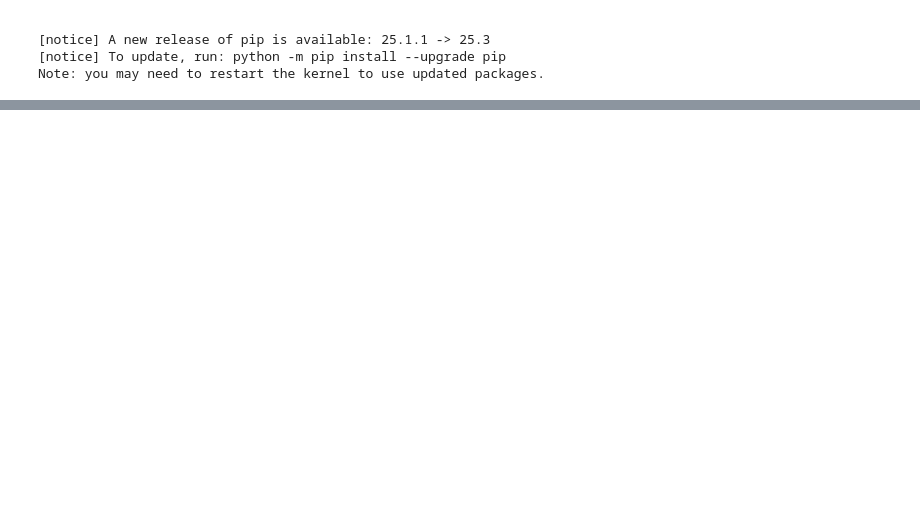
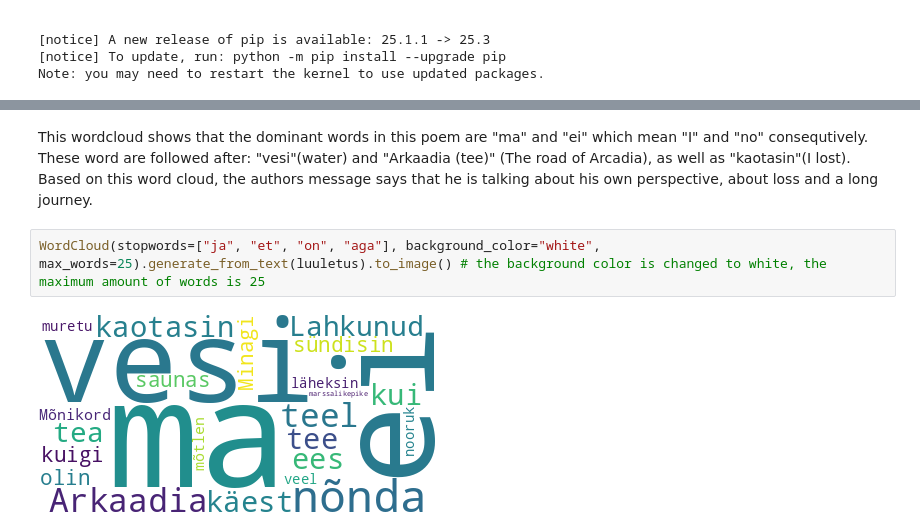
Before and after one commit to taisiia-blip/dt-2025-data-visualisation, a Jupyter notebook: class_work/assignment/hwweek11.ipynb, the cells around one changed output, grey strips where cells are left out. Saved outputs shown, nothing was run; the diff lists cells and outputs as text; blank space fills up the shorter version.

```diff
--- a/class_work/assignment/hwweek11.ipynb
+++ b/class_work/assignment/hwweek11.ipynb
@@ -23,0 +47,6 @@ luuletus = urllib.request.urlopen("")
+# %% [markdown]
+This wordcloud shows that the dominant words in this poem are "ma" and "ei" which mean "I" and "no" consequtively. These word are followed after: "vesi"(water) and "Arkaadia (tee)" (The road of Arcadia), as well as "kaotasin"(I lost). Based on this word cloud, the authors message says that he is talking about his own perspective, about loss and a long journey.
+# %%
+WordCloud(stopwords=["ja", "et", "on", "aga"], background_color="white", max_words=25).generate_from_text(luuletus).to_image() # the background color is changed to white, the maximum amount of words is 25
+# %% [output]
+[figure, added]
```
Also changed, not shown: parts of 2 cells of this notebook.
